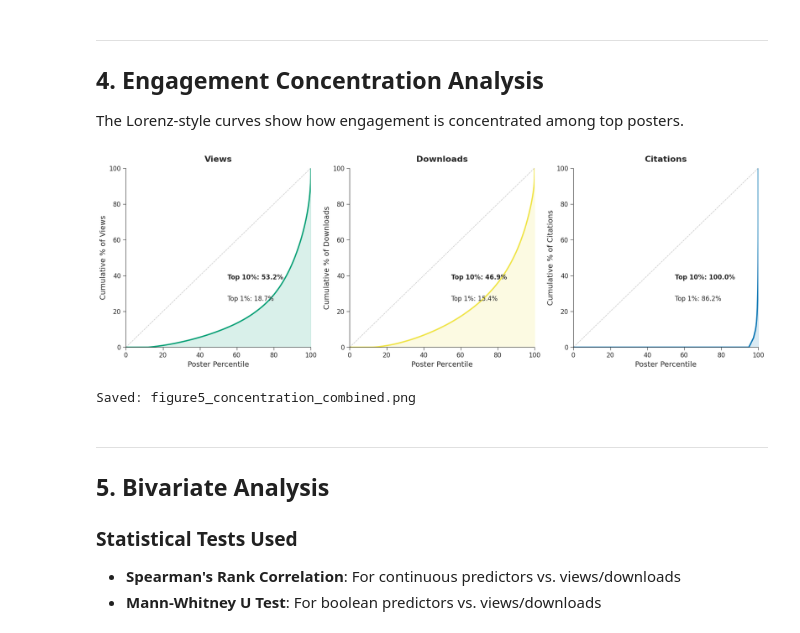
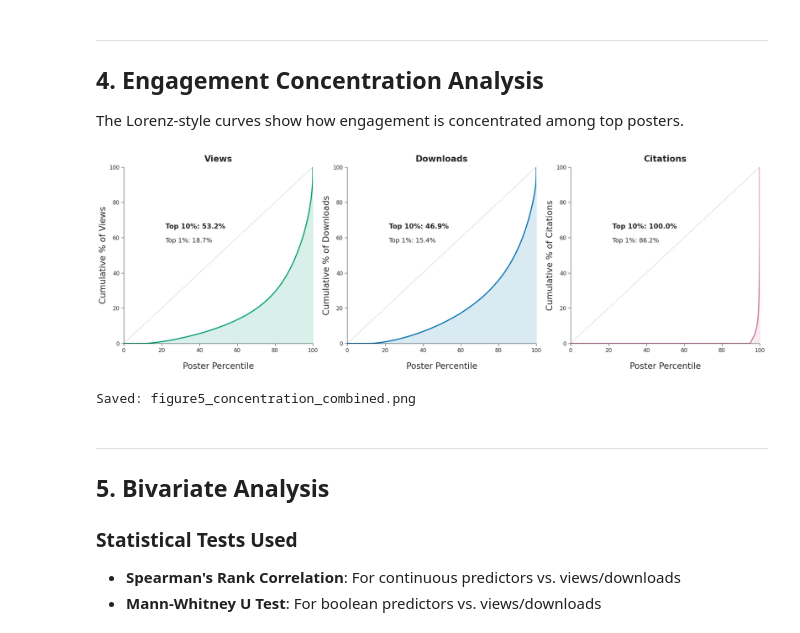
Before and after one commit to fairdataihub/poster-sharing-reuse-paper-code, a Jupyter notebook: poster-reuse.ipynb, the cells around one changed output. Saved outputs shown, nothing was run; the diff lists cells and outputs as text; code cells hidden in the pictures.

```diff
--- a/poster-reuse.ipynb
+++ b/poster-reuse.ipynb
@@ -31,13 +31,13 @@ sns.set(
     font="DejaVu Sans",
     rc={
         # Typography
-        "font.size": 12,
+        "font.size": 10,
         "axes.titlesize": 16,
         "axes.titleweight": "bold",
         "axes.labelsize": 14,
         "xtick.labelsize": 12,
         "ytick.labelsize": 12,
-        "legend.fontsize": 12,
+        "legend.fontsize": 10,
         # Spines and ticks
         "axes.spines.top": False,
         "axes.spines.right": False,
@@ -49,13 +49,14 @@ sns.set(
     },
 )
 # Wong Palette (optimized for color-blindness)
-color_palette = [
+colors = [
     "#009E73",  # Green
     "#0072B2",  # Blue
     "#D55E00",  # Vermillion (Orange-Red)
     "#56B4E9",  # Sky Blue
-    "#F0E442",  # Yellow
-    "#CC79A7",  # Reddish Purple
+    "#888888",  # Reddish Purple
+    "#CC79A7",  # Grey
+
 ]
 # %% [markdown]
 ## Global helper functions
@@ -952,42 +953,45 @@ Citations   : 1,839.0
 
 The Lorenz-style curves show how engagement is concentrated among top posters.
 # %%
-fig, axes = plt.subplots(1, 3, figsize=(18, 6))
+fig, axes = plt.subplots(1, 3, figsize=(21, 7))
 
 colors_map = {
-    'views': '#009E73',
-    'downloads': '#F0E442',
-    'citations': '#0072B2'
+    'views': colors[0],
+    'downloads': colors[1],
+    'citations': colors[5]
 }
+
 for ax, metric in zip(axes, ['views', 'downloads', 'citations']):
     data = df_[metric].fillna(0).sort_values().values
     total = data.sum()
     if total > 0:
         cumsum = np.cumsum(data) / total * 100
         percentiles = np.arange(1, len(data) + 1) / len(data) * 100
         ax.plot(percentiles, cumsum, color=colors_map[metric], linewidth=2.5)
         ax.fill_between(percentiles, cumsum, alpha=0.15, color=colors_map[metric])
         # Equality line
         ax.plot([0, 100], [0, 100], '--', color='dimgrey', alpha=0.4, linewidth=1)
         # Annotations
         top10_share = 100 - cumsum[int(len(data) * 0.90)]
         top1_share = 100 - cumsum[int(len(data) * 0.99)]
         ax.annotate(f'Top 10%: {top10_share:.1f}%',
-                     xy=(55, 38), fontweight='bold')
+                     xy=(0.22, 0.68), xycoords='axes fraction',
+                     fontweight='bold', va='top', ha='left', fontsize=15)
         ax.annotate(f'Top 1%: {top1_share:.1f}%',
-                     xy=(55, 26))
-    ax.set_xlabel('Poster Percentile')
-    ax.set_ylabel(f'Cumulative % of {metric.title()}')
+                     xy=(0.22, 0.60), xycoords='axes fraction',
+                     va='top', ha='left', fontsize=14)
+    ax.set_xlabel('Poster Percentile', fontsize=19, labelpad=20)
+    ax.set_ylabel(f'Cumulative % of {metric.title()}', fontsize=19)
     ax.set_xlim(0, 100)
     ax.set_ylim(0, 100)
-    ax.set_title(f'{metric.title()}', pad=12)
+    ax.set_title(f'{metric.title()}', fontsize=19, pad=12)
 
 plt.tight_layout()
 plt.savefig(RESULTS_DIR / "figure5_concentration_combined.png", dpi=300, bbox_inches='tight', facecolor='white')
 plt.show()
 print("Saved: figure5_concentration_combined.png")
 # %% [output]
-[figure, old version]
+[figure, new version]
 Saved: figure5_concentration_combined.png
 # %% [markdown]
 ---
```
Also changed, not shown: parts of 1 cell of this notebook, 6 other files.
